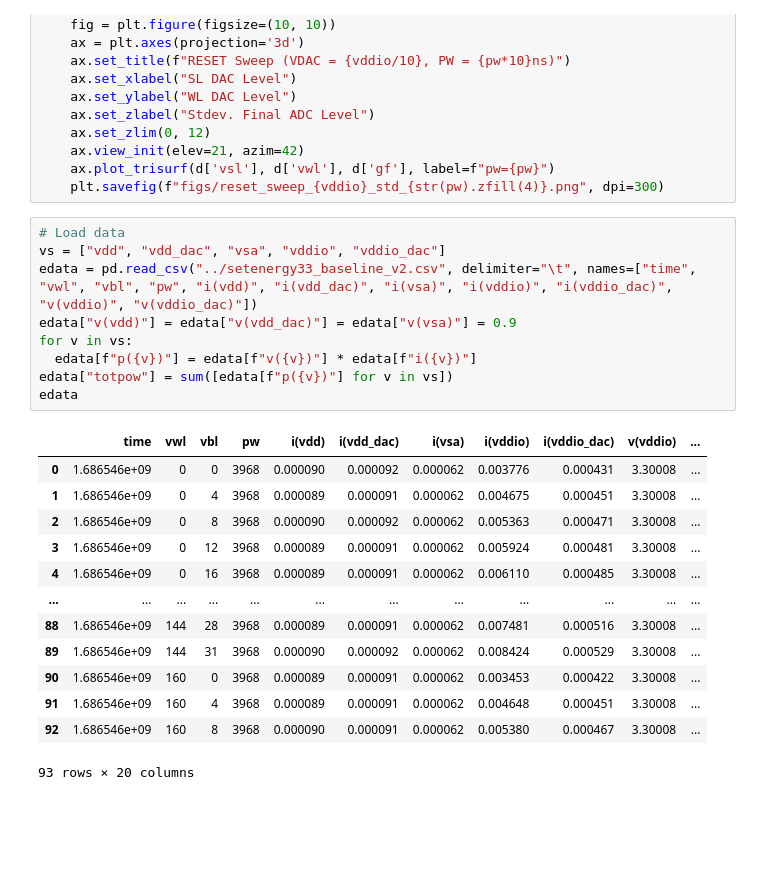
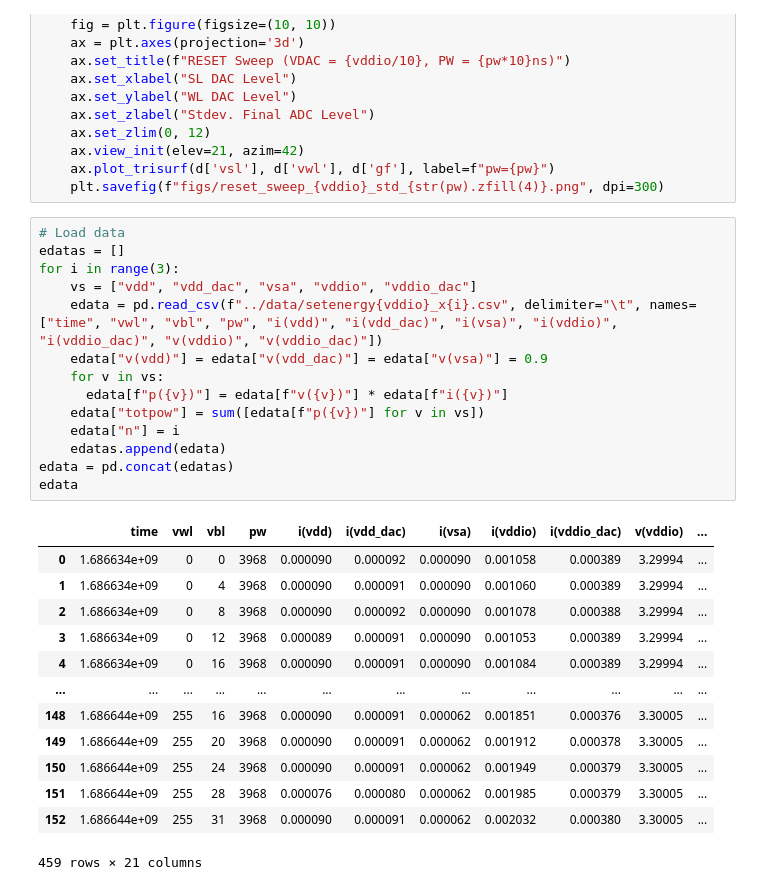
Before and after one commit to akashlevy/ember-python, a Jupyter notebook: analysis/characterizations.ipynb, the cells around one changed output. Cells and saved outputs as stored; diff of their text form; blank space fills up the shorter version.

Commit message:
Update setenergy33 stuff

```diff
--- a/analysis/characterizations.ipynb
+++ b/analysis/characterizations.ipynb
@@ -336,24 +267,29 @@ for pw in resetdata["pw"].unique():
     plt.savefig(f"figs/reset_sweep_{vddio}_std_{str(pw).zfill(4)}.png", dpi=300)
 # %%
 # Load data
-vs = ["vdd", "vdd_dac", "vsa", "vddio", "vddio_dac"]
-edata = pd.read_csv("../setenergy33_baseline_v2.csv", delimiter="\t", names=["time", "vwl", "vbl", "pw", "i(vdd)", "i(vdd_dac)", "i(vsa)", "i(vddio)", "i(vddio_dac)", "v(vddio)", "v(vddio_dac)"])
-edata["v(vdd)"] = edata["v(vdd_dac)"] = edata["v(vsa)"] = 0.9
-for v in vs:
-  edata[f"p({v})"] = edata[f"v({v})"] * edata[f"i({v})"]
-edata["totpow"] = sum([edata[f"p({v})"] for v in vs])
+edatas = []
+for i in range(3):
+    vs = ["vdd", "vdd_dac", "vsa", "vddio", "vddio_dac"]
+    edata = pd.read_csv(f"../data/setenergy{vddio}_x{i}.csv", delimiter="\t", names=["time", "vwl", "vbl", "pw", "i(vdd)", "i(vdd_dac)", "i(vsa)", "i(vddio)", "i(vddio_dac)", "v(vddio)", "v(vddio_dac)"])
+    edata["v(vdd)"] = edata["v(vdd_dac)"] = edata["v(vsa)"] = 0.9
+    for v in vs:
+      edata[f"p({v})"] = edata[f"v({v})"] * edata[f"i({v})"]
+    edata["totpow"] = sum([edata[f"p({v})"] for v in vs])
+    edata["n"] = i
+    edatas.append(edata)
+edata = pd.concat(edatas)
 edata
 # %% [output]
 |  | time | vwl | vbl | pw | i(vdd) | i(vdd_dac) | i(vsa) | i(vddio) | i(vddio_dac) | v(vddio) | ... |
-| 0 | 1.686546e+09 | 0 | 0 | 3968 | 0.000090 | 0.000092 | 0.000062 | 0.003776 | 0.000431 | 3.30008 | ... |
-| 1 | 1.686546e+09 | 0 | 4 | 3968 | 0.000089 | 0.000091 | 0.000062 | 0.004675 | 0.000451 | 3.30008 | ... |
-| 2 | 1.686546e+09 | 0 | 8 | 3968 | 0.000090 | 0.000092 | 0.000062 | 0.005363 | 0.000471 | 3.30008 | ... |
-| 3 | 1.686546e+09 | 0 | 12 | 3968 | 0.000089 | 0.000091 | 0.000062 | 0.005924 | 0.000481 | 3.30008 | ... |
-| 4 | 1.686546e+09 | 0 | 16 | 3968 | 0.000089 | 0.000091 | 0.000062 | 0.006110 | 0.000485 | 3.30008 | ... |
+| 0 | 1.686634e+09 | 0 | 0 | 3968 | 0.000090 | 0.000092 | 0.000090 | 0.001058 | 0.000389 | 3.29994 | ... |
+| 1 | 1.686634e+09 | 0 | 4 | 3968 | 0.000090 | 0.000091 | 0.000090 | 0.001060 | 0.000389 | 3.29994 | ... |
+| 2 | 1.686634e+09 | 0 | 8 | 3968 | 0.000090 | 0.000092 | 0.000090 | 0.001078 | 0.000388 | 3.29994 | ... |
+| 3 | 1.686634e+09 | 0 | 12 | 3968 | 0.000089 | 0.000091 | 0.000090 | 0.001053 | 0.000389 | 3.29994 | ... |
+| 4 | 1.686634e+09 | 0 | 16 | 3968 | 0.000090 | 0.000091 | 0.000090 | 0.001084 | 0.000389 | 3.29994 | ... |
 | ... | ... | ... | ... | ... | ... | ... | ... | ... | ... | ... | ... |
-| 88 | 1.686546e+09 | 144 | 28 | 3968 | 0.000089 | 0.000091 | 0.000062 | 0.007481 | 0.000516 | 3.30008 | ... |
-| 89 | 1.686546e+09 | 144 | 31 | 3968 | 0.000090 | 0.000092 | 0.000062 | 0.008424 | 0.000529 | 3.30008 | ... |
-| 90 | 1.686546e+09 | 160 | 0 | 3968 | 0.000089 | 0.000091 | 0.000062 | 0.003453 | 0.000422 | 3.30008 | ... |
-| 91 | 1.686546e+09 | 160 | 4 | 3968 | 0.000089 | 0.000091 | 0.000062 | 0.004648 | 0.000451 | 3.30008 | ... |
-| 92 | 1.686546e+09 | 160 | 8 | 3968 | 0.000090 | 0.000091 | 0.000062 | 0.005380 | 0.000467 | 3.30008 | ... |
+| 148 | 1.686644e+09 | 255 | 16 | 3968 | 0.000090 | 0.000091 | 0.000062 | 0.001851 | 0.000376 | 3.30005 | ... |
+| 149 | 1.686644e+09 | 255 | 20 | 3968 | 0.000090 | 0.000091 | 0.000062 | 0.001912 | 0.000378 | 3.30005 | ... |
+| 150 | 1.686644e+09 | 255 | 24 | 3968 | 0.000090 | 0.000091 | 0.000062 | 0.001949 | 0.000379 | 3.30005 | ... |
+| 151 | 1.686644e+09 | 255 | 28 | 3968 | 0.000076 | 0.000080 | 0.000062 | 0.001985 | 0.000379 | 3.30005 | ... |
+| 152 | 1.686644e+09 | 255 | 31 | 3968 | 0.000090 | 0.000091 | 0.000062 | 0.002032 | 0.000380 | 3.30005 | ... |
-93 rows × 20 columns
+459 rows × 21 columns
```
Also changed, not shown: parts of 7 cells of this notebook, 5 other files.
